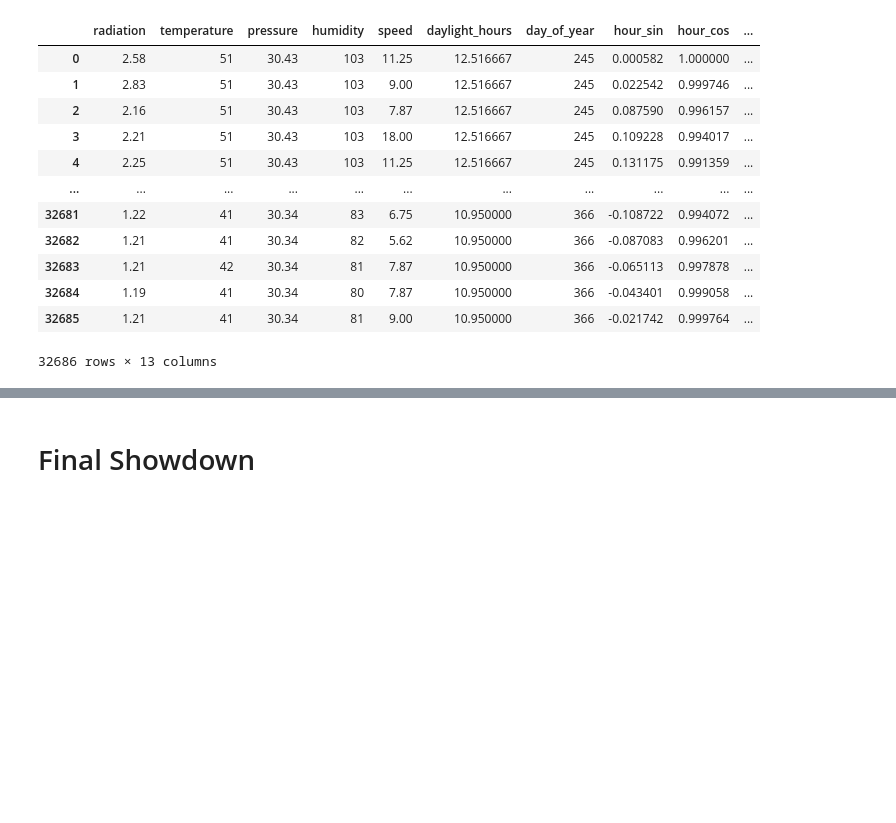
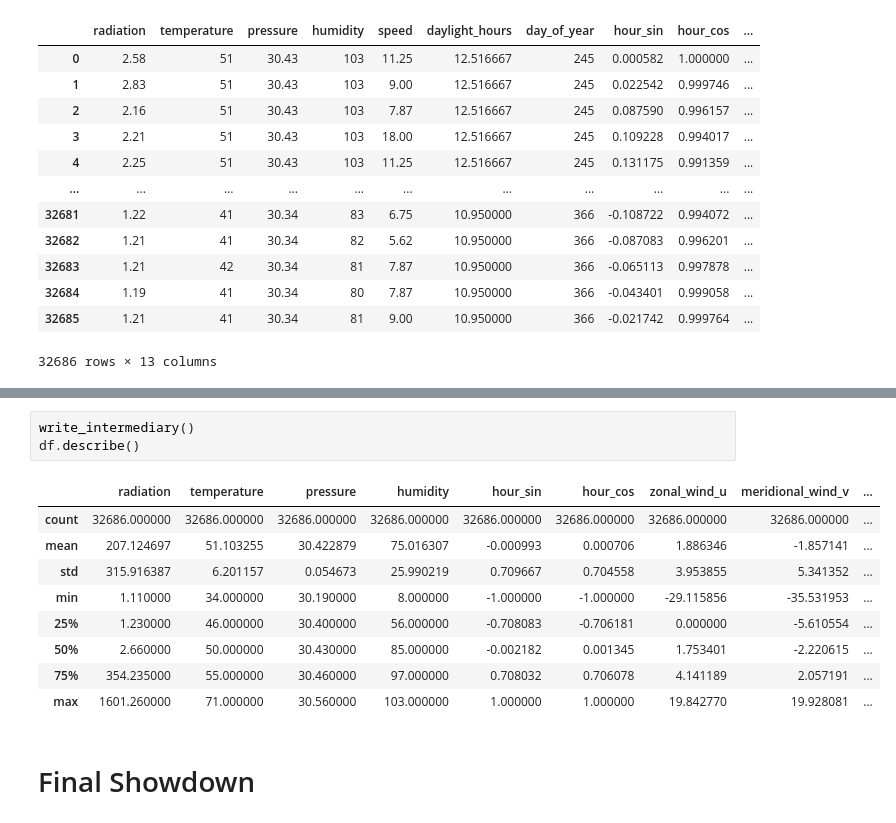
Before and after one commit to ashish911in/Datatalks_MLZoomCamp_2025_MidtermProj, a Jupyter notebook: Notebooks/learning.ipynb, the cells around one changed output, grey strips where cells are left out. Cells and saved outputs as stored; diff of their text form; blank space fills up the shorter version.

```diff
--- a/Notebooks/learning.ipynb
+++ b/Notebooks/learning.ipynb
@@ -667,3 +673,16 @@ memory usage: 2.6 MB
+# %%
+write_intermediary()
+df.describe()
+# %% [output]
+|  | radiation | temperature | pressure | humidity | hour_sin | hour_cos | zonal_wind_u | meridional_wind_v | ... |
+| count | 32686.000000 | 32686.000000 | 32686.000000 | 32686.000000 | 32686.000000 | 32686.000000 | 32686.000000 | 32686.000000 | ... |
+| mean | 207.124697 | 51.103255 | 30.422879 | 75.016307 | -0.000993 | 0.000706 | 1.886346 | -1.857141 | ... |
+| std | 315.916387 | 6.201157 | 0.054673 | 25.990219 | 0.709667 | 0.704558 | 3.953855 | 5.341352 | ... |
+| min | 1.110000 | 34.000000 | 30.190000 | 8.000000 | -1.000000 | -1.000000 | -29.115856 | -35.531953 | ... |
+| 25% | 1.230000 | 46.000000 | 30.400000 | 56.000000 | -0.708083 | -0.706181 | 0.000000 | -5.610554 | ... |
+| 50% | 2.660000 | 50.000000 | 30.430000 | 85.000000 | -0.002182 | 0.001345 | 1.753401 | -2.220615 | ... |
+| 75% | 354.235000 | 55.000000 | 30.460000 | 97.000000 | 0.708032 | 0.706078 | 4.141189 | 2.057191 | ... |
+| max | 1601.260000 | 71.000000 | 30.560000 | 103.000000 | 1.000000 | 1.000000 | 19.842770 | 19.928081 | ... |
 # %% [markdown]
 # Final Showdown
 # %%
```
Also changed, not shown: parts of 9 cells of this notebook, 4 other files.
